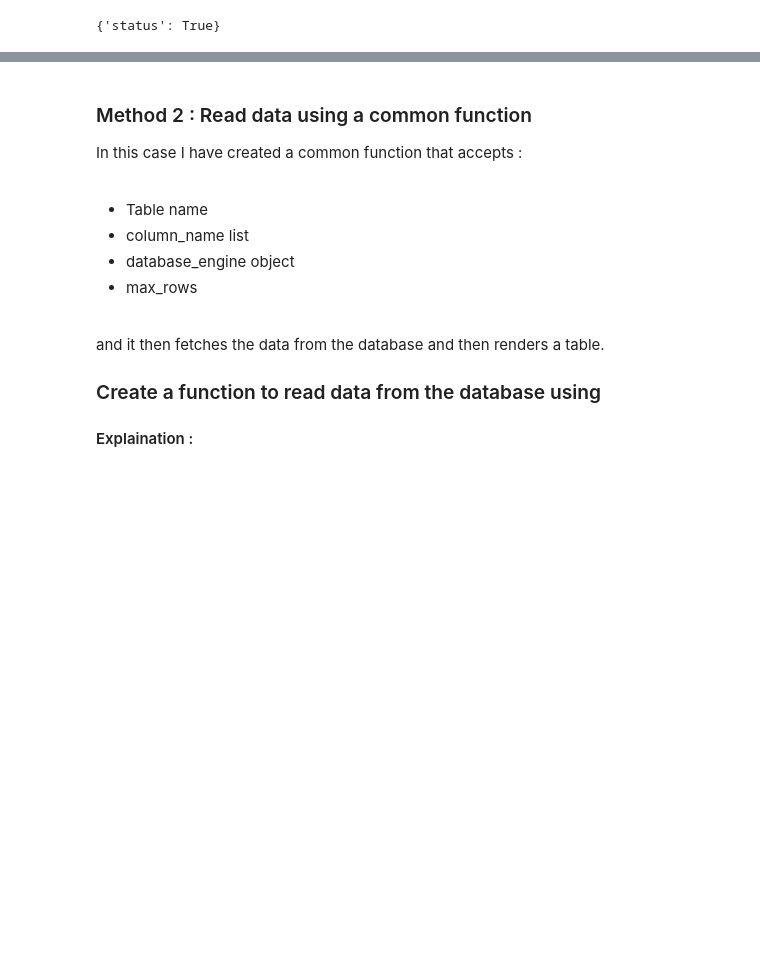
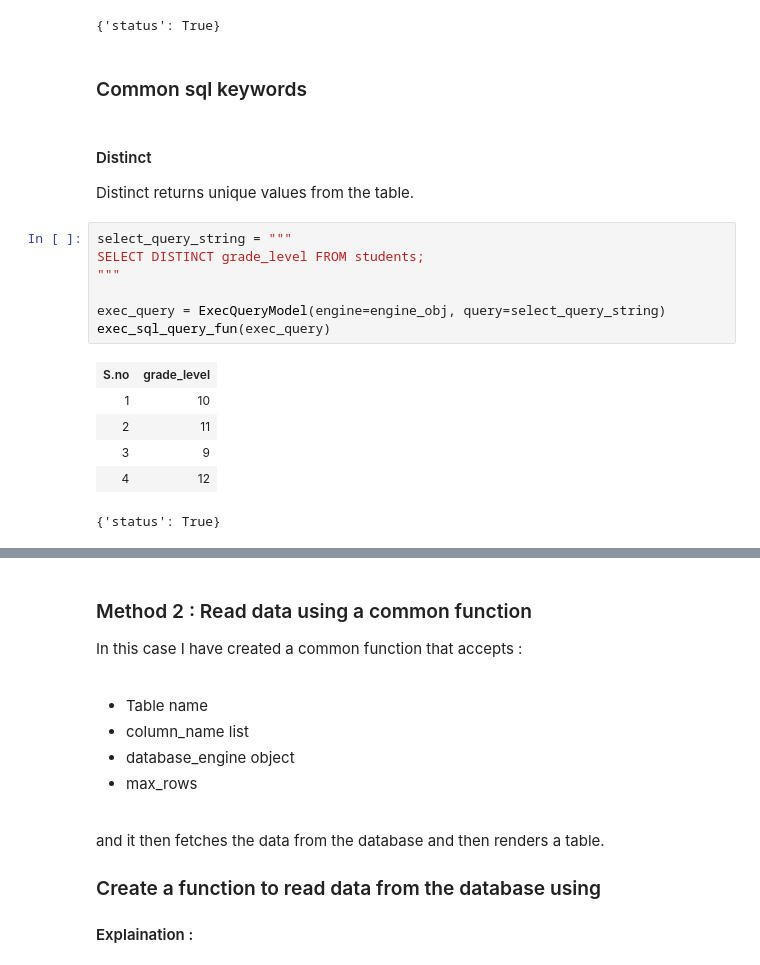
Before and after one commit to aryan68125/credencys-training-pyspark, a Jupyter notebook: python/database_operation/Database_operations_python.ipynb, the cells around one changed output, grey strips where cells are left out. Cells and saved outputs as stored; diff of their text form; blank space fills up the shorter version.

Commit message:
Added distinct and count related code

```diff
--- a/python/database_operation/Database_operations_python.ipynb
+++ b/python/database_operation/Database_operations_python.ipynb
@@ -1095,3 +1095,22 @@ exec_sql_query_fun(exec_query)
 | 1 | 11 | 2.9000000000000000 |
 | 2 | 12 | 3.1666666666666667 |
 {'status': True}
+# %% [markdown]
+### Common sql keywords
+# %% [markdown]
+#### Distinct
+Distinct returns unique values from the table.
+# %%
+select_query_string = """
+SELECT DISTINCT grade_level FROM students;
+"""
+
+exec_query = ExecQueryModel(engine=engine_obj, query=select_query_string)
+exec_sql_query_fun(exec_query)
+# %% [output]
+| S.no | grade_level |
+| 1 | 10 |
+| 2 | 11 |
+| 3 | 9 |
+| 4 | 12 |
+{'status': True}
```
Also changed, not shown: parts of 3 cells of this notebook.
